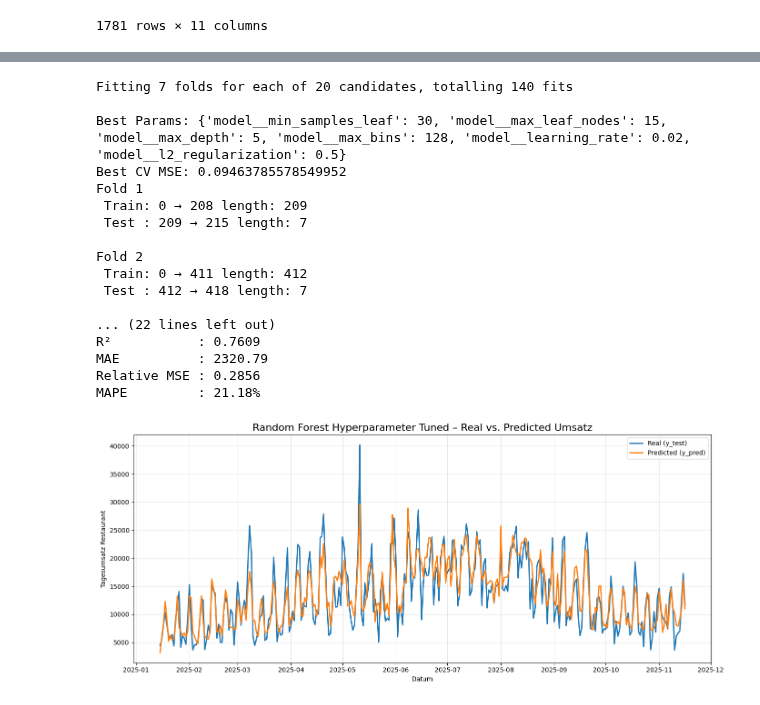
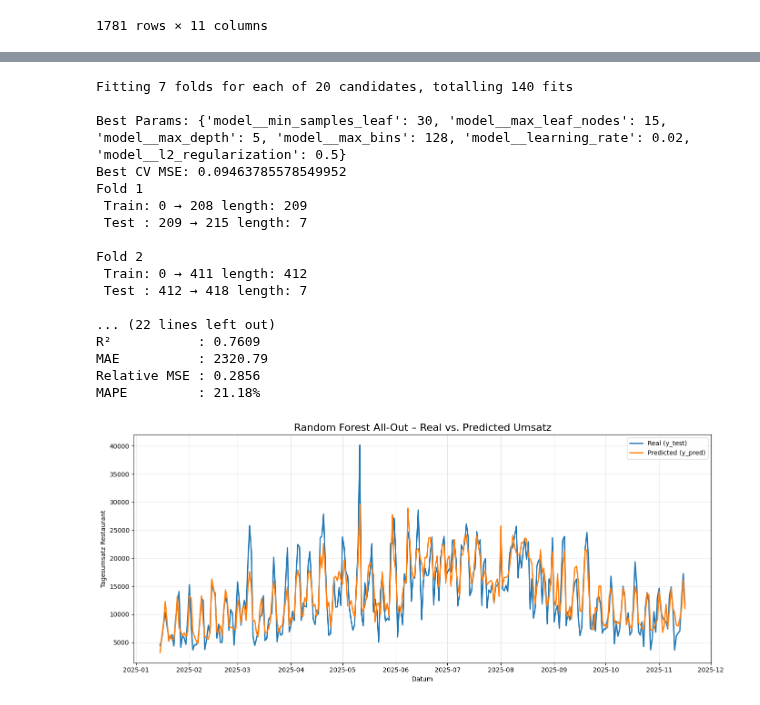
Before and after one commit to Luggias/DSF_Group_Project, a Jupyter notebook: random_forest.ipynb, the cells around one changed output, grey strips where cells are left out. Drawn from its saved outputs; the diff is of its cells as text; code cells hidden in the pictures.

Commit message:
Random Forest Done

```diff
--- a/random_forest.ipynb
+++ b/random_forest.ipynb
@@ -29,7 +29,7 @@ from sklearn.ensemble import RandomForestRegressor
 from sklearn.preprocessing import StandardScaler
 from sklearn.metrics import mean_absolute_error, mean_squared_error, r2_score
 import matplotlib.pyplot as plt
-from helper_functions import is_christmas,is_mothers_day,is_special_day,mothers_day,is_silvester,holiday_average_last_3_years, mape
+from helper_functions import is_christmas,is_mothers_day,is_special_day,mothers_day,is_silvester,holiday_average_last_3_years
 
 # Convert and sort dates
 df["Datum"] = pd.to_datetime(df["Datum"])
@@ -148,6 +148,13 @@ mse_naive = mean_squared_error(y_test, y_naive)
 relative_MSE = mse_model / mse_naive
 
 # Compute MAPE
+def mape(y_true, y_pred):
+    y_true = np.array(y_true)
+    y_pred = np.array(y_pred)
+    mask = y_true != 0
+    y_true = y_true[mask]
+    y_pred = y_pred[mask]
+    return np.mean(np.abs((y_true - y_pred) / y_true)) * 100
 mape_value = mape(y_test, y_pred_adjusted)
 
 print(f"MSE        : {mse:.2f}")
@@ -157,7 +164,7 @@ print(f"MAE        : {mae:.2f}")
 print(f"Relative MSE : {relative_MSE:.4f}")
 print(f"MAPE         : {mape_value:.2f}%")
 
-#Plot the results
+# Plot the results
 plt.figure(figsize=(14,6))
 plt.plot(df.loc[test_mask, "Datum"], y_test, label="Real (y_test)", linewidth=2)
 plt.plot(df.loc[test_mask, "Datum"], y_pred_adjusted, label="Predicted (y_pred)", linewidth=2)
@@ -476,5 +481,7 @@ MAPE         : 19.32%
 [figure]
 # %%
+# Model combining Boosting, Scaler-Pipeline, more agressive parameters, etc.
+
 from sklearn.model_selection import ParameterSampler
 from sklearn.preprocessing import StandardScaler
 import numpy as np
@@ -483,6 +490,7 @@ from sklearn.pipeline import Pipeline
 from sklearn.model_selection import RandomizedSearchCV, TimeSeriesSplit
 from sklearn.ensemble import HistGradientBoostingRegressor
 
+# Initializing Boosting Regressor
 gb = HistGradientBoostingRegressor(
     loss="squared_error",
     early_stopping=True,
@@ -492,6 +500,7 @@ gb = HistGradientBoostingRegressor(
     random_state=72
 )
 
+# Initializing pipeline with model and scaler
 pipeline = Pipeline([
     ("scaler", StandardScaler()),
     ("model", gb)
@@ -522,17 +531,16 @@ search = RandomizedSearchCV(
     verbose=1,
 )
 
+# Map training targets logarithmically
 y_train_log = np.log1p(y_train)
 
 # Fit search only on training data
 search.fit(X_train, y_train_log)
-
 print("\nBest Params:", search.best_params_)
 print("Best CV MSE:", -search.best_score_)
 
 # Best model after tuning
 best_model = search.best_estimator_
-
 y_pred_log = best_model.predict(X_test)
 
 # Bias correction
@@ -542,16 +550,13 @@ sigma2 = np.var(y_train_log - train_preds)
 y_pred_test = np.exp(y_pred_log + 0.5 * sigma2) - 1
 y_pred_test = np.clip(y_pred_test, 0, None)
 
-# Adjust für Weihnachten, Silvester & Muttertag
+# Adjust for special days
 y_pred_adjusted = y_pred_test.copy()
 test_dates = df.loc[test_mask, "Datum"].values
-
-
 for i, d in enumerate(test_dates):
     d = pd.Timestamp(d)
     year = d.year
 
-    # Weihnachten (24.12.)
     if is_christmas(d):
         avg_xmas = holiday_average_last_3_years(
             df_full=df,
@@ -562,7 +567,6 @@ for i, d in enumerate(test_dates):
         if avg_xmas is not None and (abs(y_pred_adjusted[i] - avg_xmas) > 100):
             y_pred_adjusted[i] = avg_xmas
 
-    # Silvester (31.12.)
     if is_silvester(d):
         avg_silvester = holiday_average_last_3_years(
             df_full=df,
@@ -573,7 +577,6 @@ for i, d in enumerate(test_dates):
         if avg_silvester is not None and (abs(y_pred_adjusted[i] - avg_xmas) > 100):
             y_pred_adjusted[i] = avg_silvester
 
-    # Muttertag
     if is_mothers_day(d):
         avg_mothers = holiday_average_last_3_years(
             df_full=df,
@@ -584,18 +587,18 @@ for i, d in enumerate(test_dates):
         if avg_mothers is not None and (abs(y_pred_adjusted[i] - avg_xmas) > 100):
             y_pred_adjusted[i] = avg_mothers
 
-# basic metrics
+# Compute basic metrics
 mse = mean_squared_error(y_test, y_pred_adjusted)
 rmse = mse ** 0.5
 r2 = r2_score(y_test, y_pred_adjusted)
 mae = mean_absolute_error(y_test, y_pred_adjusted)
 
-# Relative MSE vs naive lag-1 baseline (assumes df + test_mask + 'lag1' exist)
+# Compute relative MSE
 y_naive = df.loc[test_mask, "lag1"].values
 mse_naive = mean_squared_error(y_test, y_naive)
 relative_MSE = mse / mse_naive
 
-# MAPE
+# Compute MAPE
 def mape(y_true, y_pred):
     y_true = np.array(y_true)
     y_pred = np.array(y_pred)
@@ -603,16 +606,16 @@ def mape(y_true, y_pred):
     y_true = y_true[mask]
     y_pred = y_pred[mask]
     return np.mean(np.abs((y_true - y_pred) / y_true)) * 100
-
 mape_value = mape(y_test, y_pred_adjusted)
 
+# Display individual fold results
 for fold, (train_idx, test_idx) in enumerate(cv.split(X_train)):
     print(f"Fold {fold+1}")
     print(" Train:", train_idx[0], "→", train_idx[-1], "length:", len(train_idx))
     print(" Test :", test_idx[0], "→", test_idx[-1], "length:", len(test_idx))
     print()
 
-# --- Display results ---
+# Display final metrics
 print(f"MSE          : {mse:.2f}")
 print(f"RMSE         : {rmse:.2f}")
 print(f"R²           : {r2:.4f}")
@@ -621,34 +624,34 @@ print(f"Relative MSE : {relative_MSE:.4f}")
 print(f"MAPE         : {mape_value:.2f}%")
 
 
-#Plot the results
+# Plot the results
 plt.figure(figsize=(14,6))
 plt.plot(df.loc[test_mask, "Datum"], y_test, label="Real (y_test)", linewidth=2)
 plt.plot(df.loc[test_mask, "Datum"], y_pred_adjusted, label="Predicted (y_pred)", linewidth=2)
 
-plt.title("Random Forest Hyperparameter Tuned – Real vs. Predicted Umsatz", fontsize=16)
+plt.title("Random Forest All-Out – Real vs. Predicted Umsatz", fontsize=16)
 plt.xlabel("Datum")
 plt.ylabel("Tagesumsatz Restaurant")
 plt.legend()
 plt.grid(True, alpha=0.3)
 plt.tight_layout()
 plt.show()
 # %% [output]
 Fitting 7 folds for each of 20 candidates, totalling 140 fits
 
 Best Params: {'model__min_samples_leaf': 30, 'model__max_leaf_nodes': 15, 'model__max_depth': 5, 'model__max_bins': 128, 'model__learning_rate': 0.02, 'model__l2_regularization': 0.5}
 Best CV MSE: 0.09463785578549952
 Fold 1
  Train: 0 → 208 length: 209
  Test : 209 → 215 length: 7
 
 Fold 2
  Train: 0 → 411 length: 412
  Test : 412 → 418 length: 7
 
 ... (22 lines left out)
 R²           : 0.7609
 MAE          : 2320.79
 Relative MSE : 0.2856
 MAPE         : 21.18%
-[figure, old version]
+[figure, new version]
```
Also changed, not shown: parts of 4 cells of this notebook.
